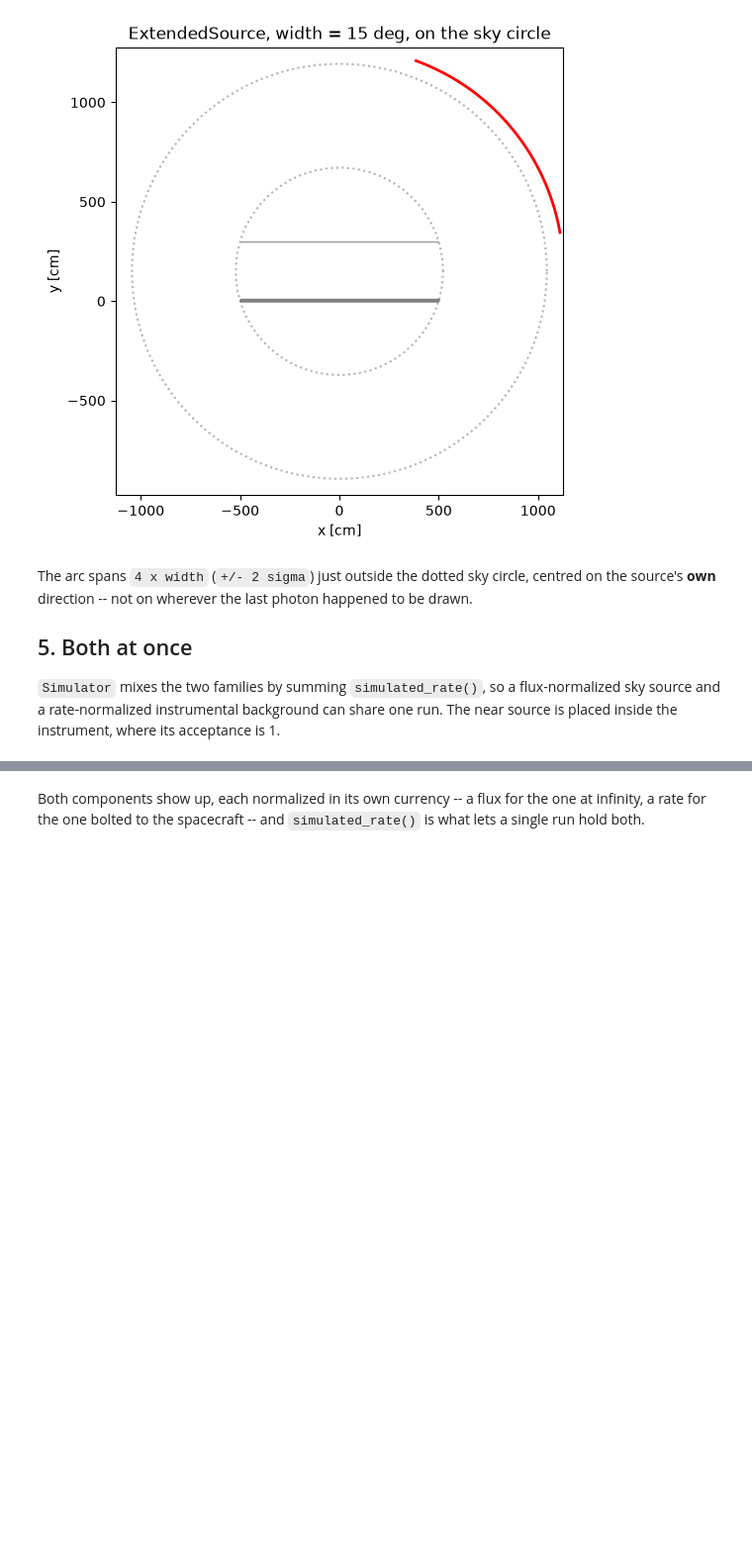
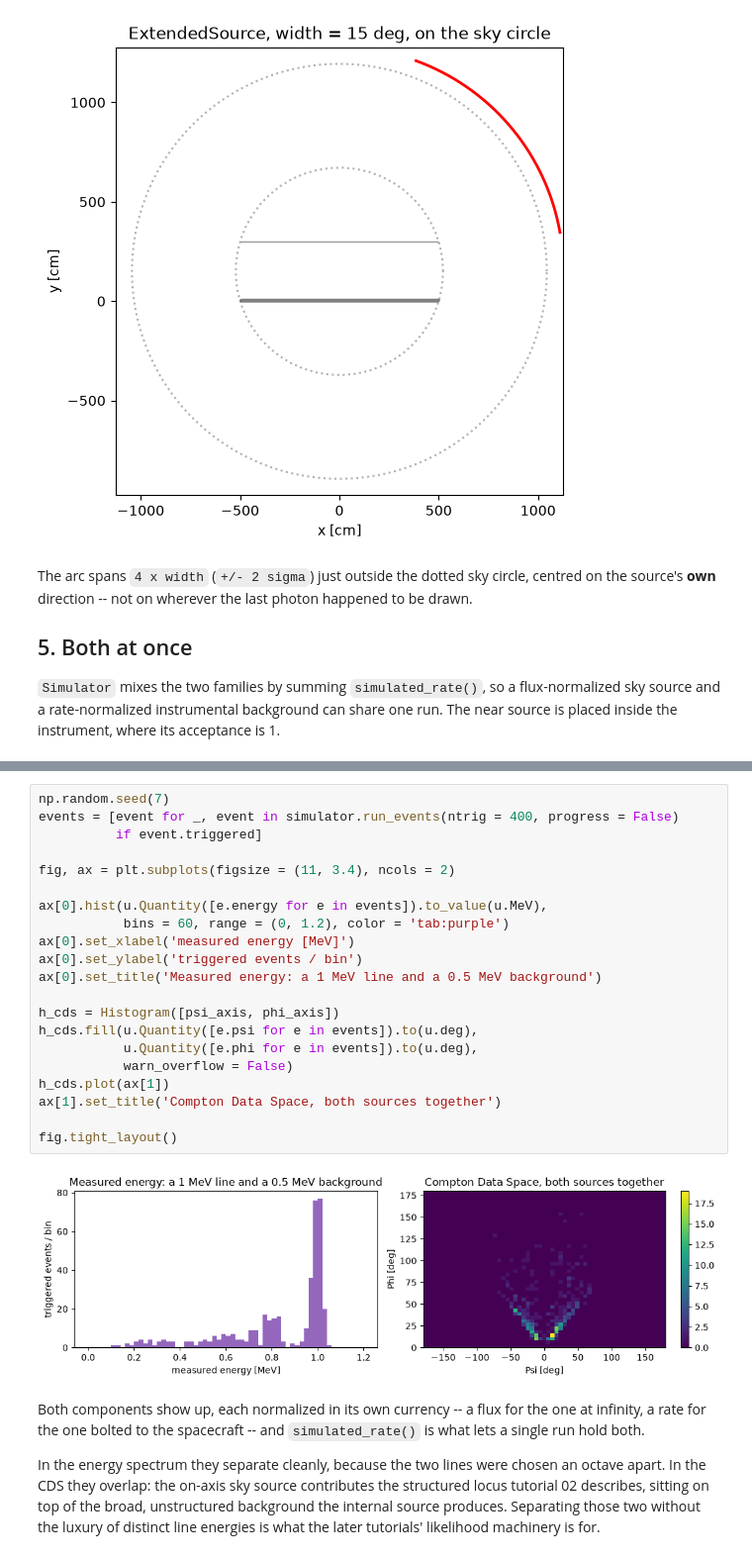
Before and after one commit to israelmcmc-ai/gammaraytoys, a Jupyter notebook: docs/examples/cosimita/03-near_and_extended_sources.ipynb, the cells around one changed output, grey strips where cells are left out. Shown at 99% size. Cells and saved outputs as stored; diff of their text form; blank space fills up the shorter version.

```diff
--- a/docs/examples/cosimita/03-near_and_extended_sources.ipynb
+++ b/docs/examples/cosimita/03-near_and_extended_sources.ipynb
@@ -410,4 +471,34 @@ total                         = 4216.12 1 / s
+# %%
+np.random.seed(7)
+events = [event for _, event in simulator.run_events(ntrig = 400, progress = False)
+          if event.triggered]
+
+fig, ax = plt.subplots(figsize = (11, 3.4), ncols = 2)
+
+ax[0].hist(u.Quantity([e.energy for e in events]).to_value(u.MeV),
+           bins = 60, range = (0, 1.2), color = 'tab:purple')
+ax[0].set_xlabel('measured energy [MeV]')
+ax[0].set_ylabel('triggered events / bin')
+ax[0].set_title('Measured energy: a 1 MeV line and a 0.5 MeV background')
+
+h_cds = Histogram([psi_axis, phi_axis])
+h_cds.fill(u.Quantity([e.psi for e in events]).to(u.deg),
+           u.Quantity([e.phi for e in events]).to(u.deg),
+           warn_overflow = False)
+h_cds.plot(ax[1])
+ax[1].set_title('Compton Data Space, both sources together')
+
+fig.tight_layout()
+# %% [output]
+[figure, added]
 # %% [markdown]
 Both components show up, each normalized in its own currency -- a flux for the
 one at infinity, a rate for the one bolted to the spacecraft -- and
 `simulated_rate()` is what lets a single run hold both.
+
+In the energy spectrum they separate cleanly, because the two lines were chosen
+an octave apart. In the CDS they overlap: the on-axis sky source contributes
+the structured locus tutorial 02 describes, sitting on top of the broad,
+unstructured background the internal source produces. Separating those two
+without the luxury of distinct line energies is what the later tutorials'
+likelihood machinery is for.
```
Also changed, not shown: parts of 6 cells of this notebook.
